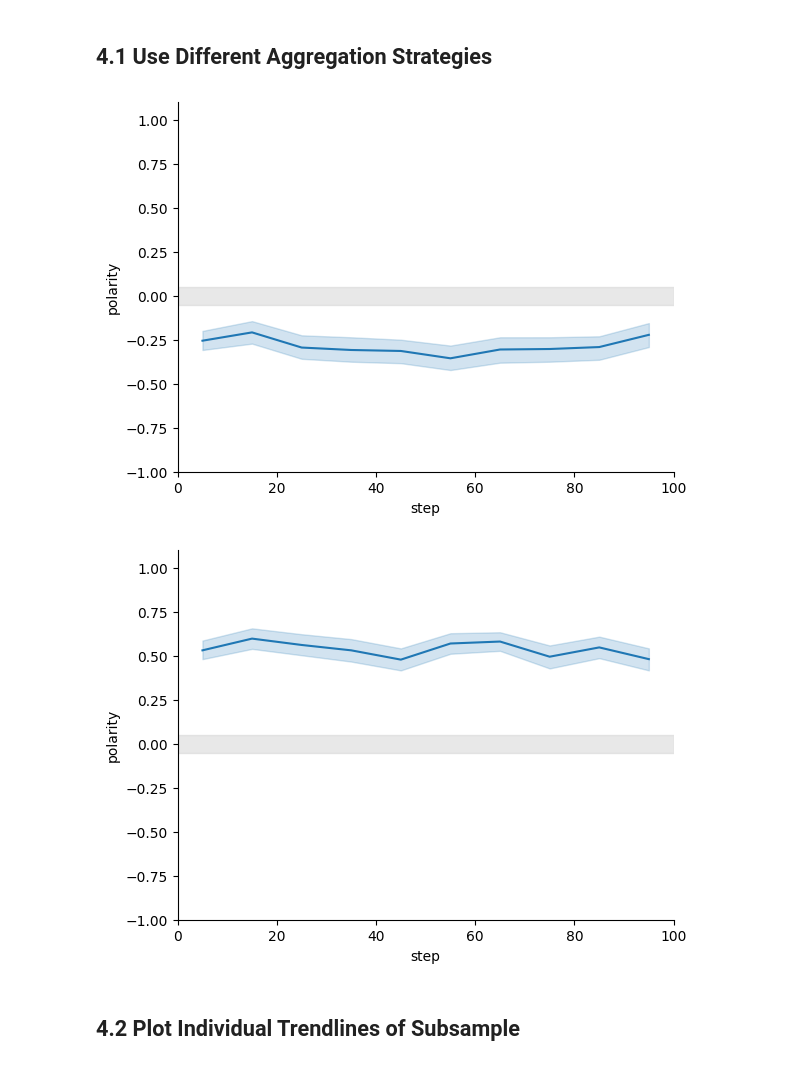
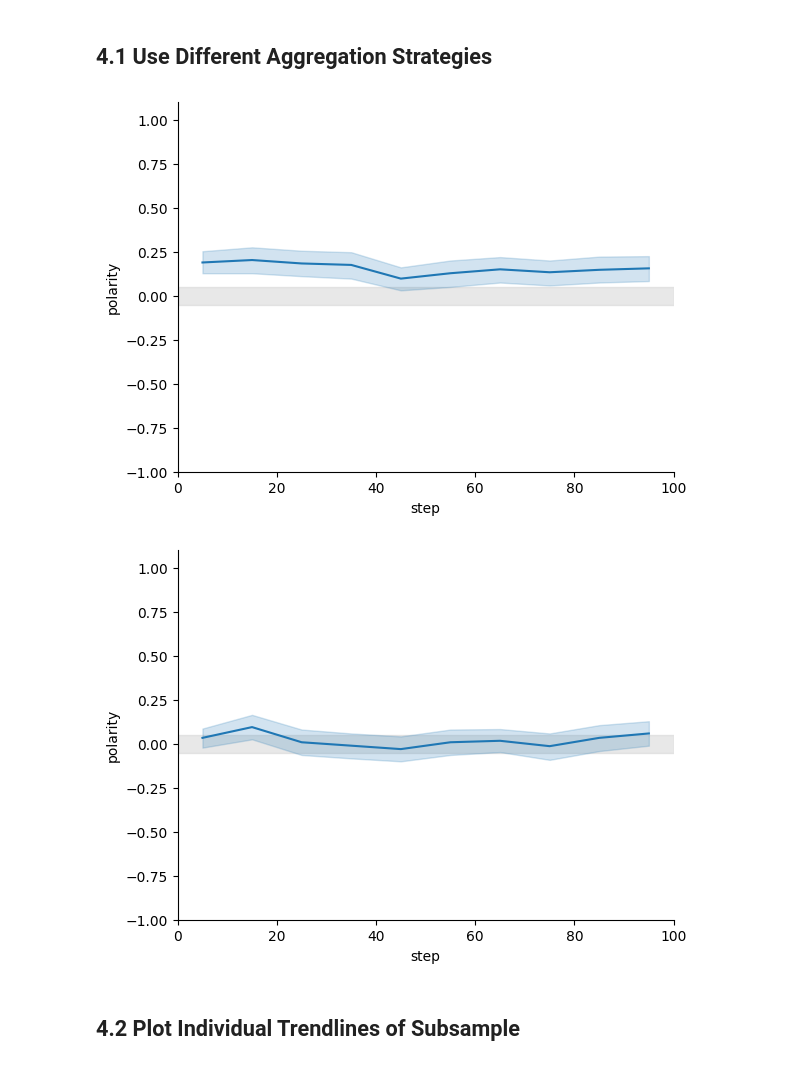
Before and after one commit to pdbro2k/DHd25_WwwwKlassifiziert, a Jupyter notebook: scripts/main.ipynb, the cells around one changed output. Drawn from its saved outputs; the diff is of its cells as text; code cells hidden in the pictures.

Commit message:
added more aggregation strategy examples

```diff
--- a/scripts/main.ipynb
+++ b/scripts/main.ipynb
@@ -122,13 +122,13 @@ ax.set_ylabel("polarity", fontsize=20);
 # %% [markdown]
 ## 4.1 Use Different Aggregation Strategies
 # %%
-aggregation.PolarityAggregator("min").plot(segmented_df);
+aggregation.PolarityAggregator("last").plot(segmented_df);
 # %% [output]
-[figure, old version]
+[figure, new version]
 # %%
-aggregation.PolarityAggregator("max").plot(segmented_df);
+aggregation.PolarityAggregator(aggregation.majority).plot(segmented_df);
 # %% [output]
-[figure, old version]
+[figure, new version]
 # %% [markdown]
 ## 4.2 Plot Individual Trendlines of Subsample
 # %%
```
Also changed, not shown: 1 other file.
